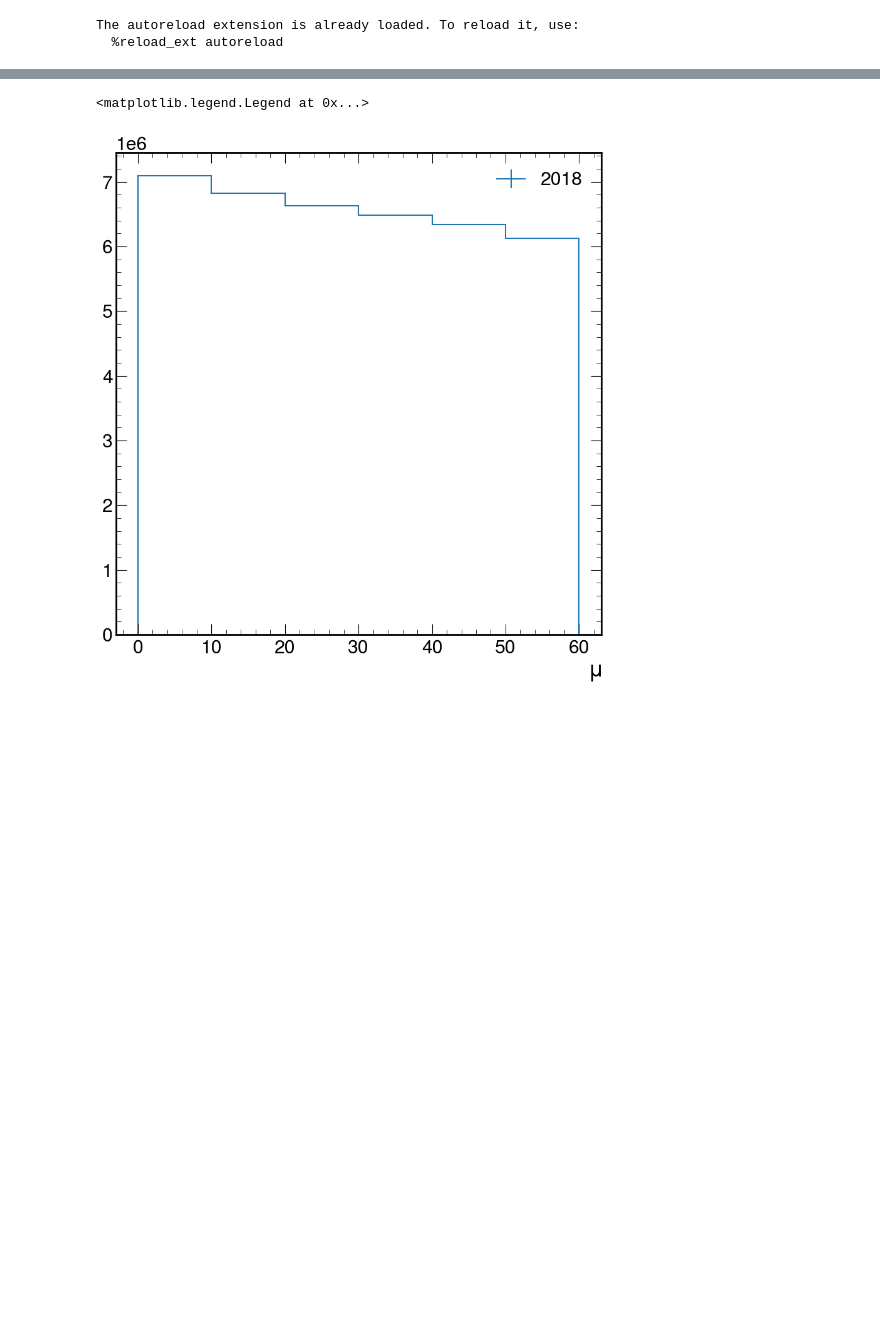
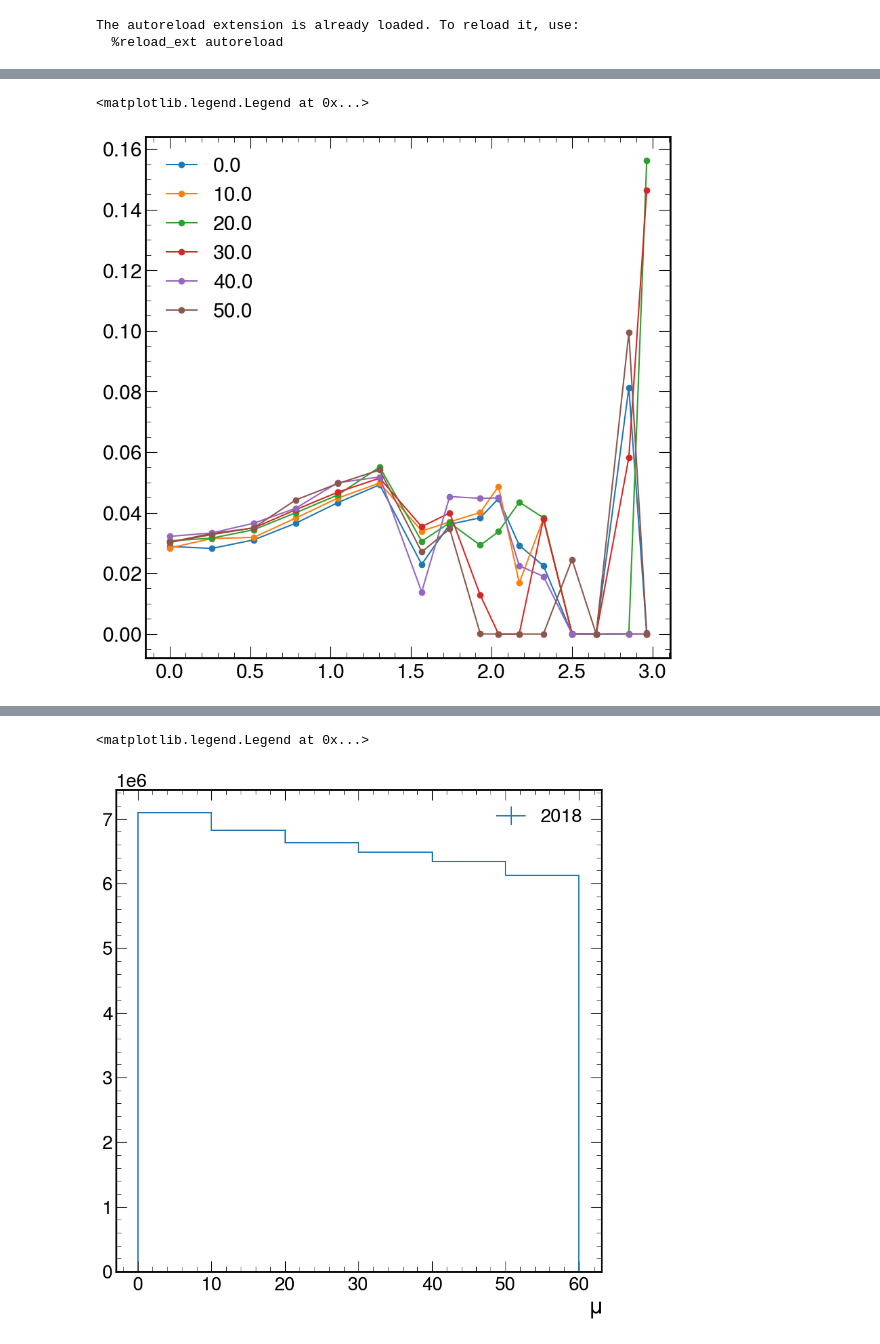
Before and after one commit to mandalaritra1/JERcoffeacasa, a Jupyter notebook: plotting.ipynb, the cells around one changed output, grey strips where cells are left out. Cells and saved outputs as stored; diff of their text form; code cells hidden in the pictures; blank space fills up the shorter version.

```diff
--- a/plotting.ipynb
+++ b/plotting.ipynb
@@ -284,2 +314,8 @@ NameError: name 'for_plot' is not defined
 # %%
-np.reshape([computeJER(pt = pt,eta = eta_values[i_eta],rho = rho_values[i_rho], filename = jerfile) for pt in pt_values[sel]], len(pt_values[sel]))
+grouped_df17 = df17.groupby("pileup_low")
+for name, group in grouped_df17:
+    plt.plot(group['eta_low'], group['par2'], label=name, marker = "o")
+plt.legend()
+# %% [output]
+<matplotlib.legend.Legend at 0x...>
+[figure, added]
```
Also changed, not shown: parts of 17 cells of this notebook, 6 other files.
